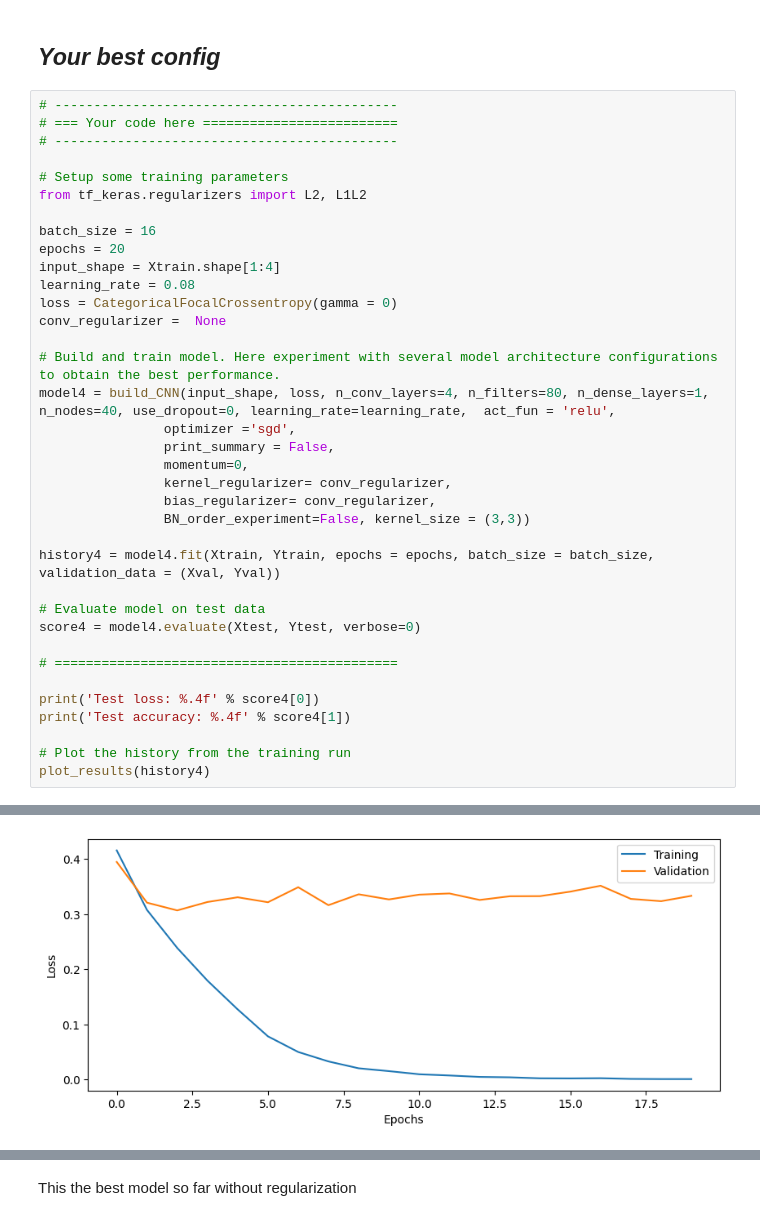
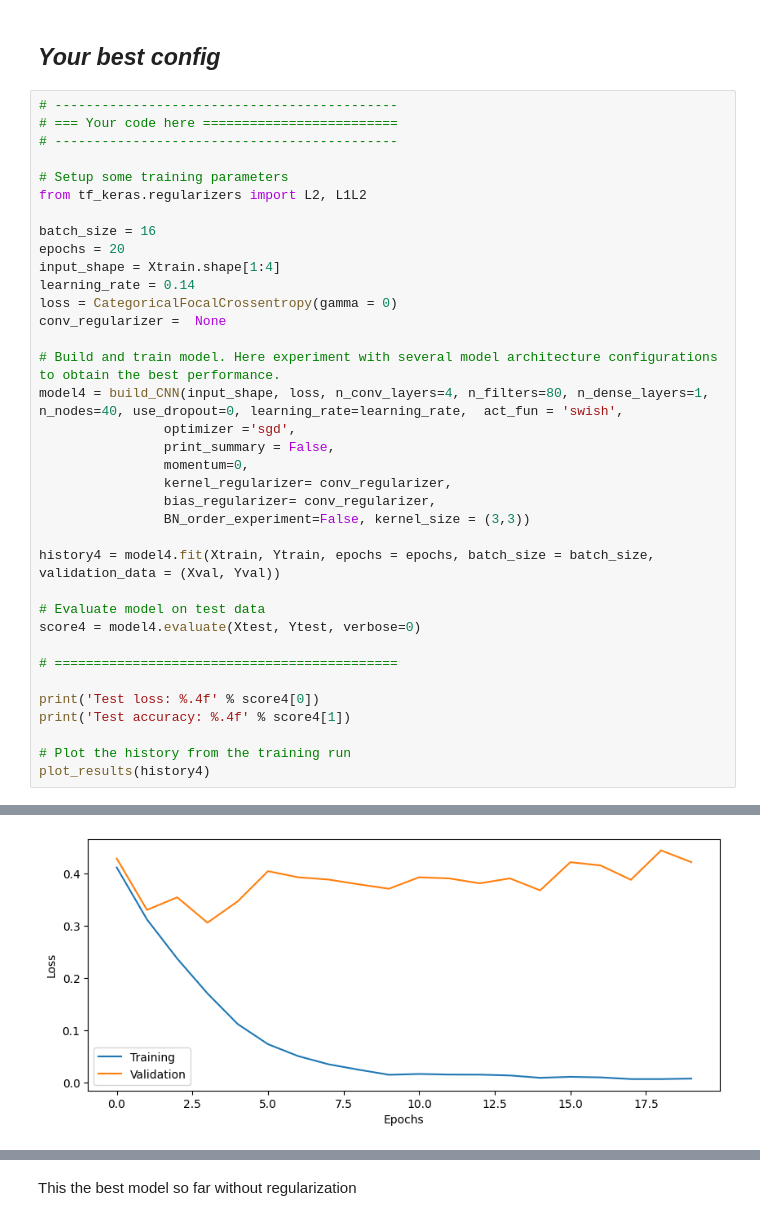
Before and after one commit to arreen/deeplearninglabs, a Jupyter notebook: 3_CNN/CNN_Lab_AB2.ipynb, the cells around one changed output, grey strips where cells are left out. Drawn from its saved outputs; the diff is of its cells as text.

Commit message:
swish swish bish

```diff
--- a/3_CNN/CNN_Lab_AB2.ipynb
+++ b/3_CNN/CNN_Lab_AB2.ipynb
@@ -782,12 +782,12 @@ from tf_keras.regularizers import L2, L1L2
 batch_size = 16
 epochs = 20
 input_shape = Xtrain.shape[1:4]
-learning_rate = 0.08
+learning_rate = 0.14
 loss = CategoricalFocalCrossentropy(gamma = 0)
 conv_regularizer =  None
 
 # Build and train model. Here experiment with several model architecture configurations to obtain the best performance.
-model4 = build_CNN(input_shape, loss, n_conv_layers=4, n_filters=80, n_dense_layers=1, n_nodes=40, use_dropout=0, learning_rate=learning_rate,  act_fun = 'relu',
+model4 = build_CNN(input_shape, loss, n_conv_layers=4, n_filters=80, n_dense_layers=1, n_nodes=40, use_dropout=0, learning_rate=learning_rate,  act_fun = 'swish',
                 optimizer ='sgd',
                 print_summary = False,
                 momentum=0,
@@ -828 +828 @@ Test accuracy: 0.6785
-[figure, old version]
+[figure, new version]
```
Also changed, not shown: parts of 1 cell of this notebook.
